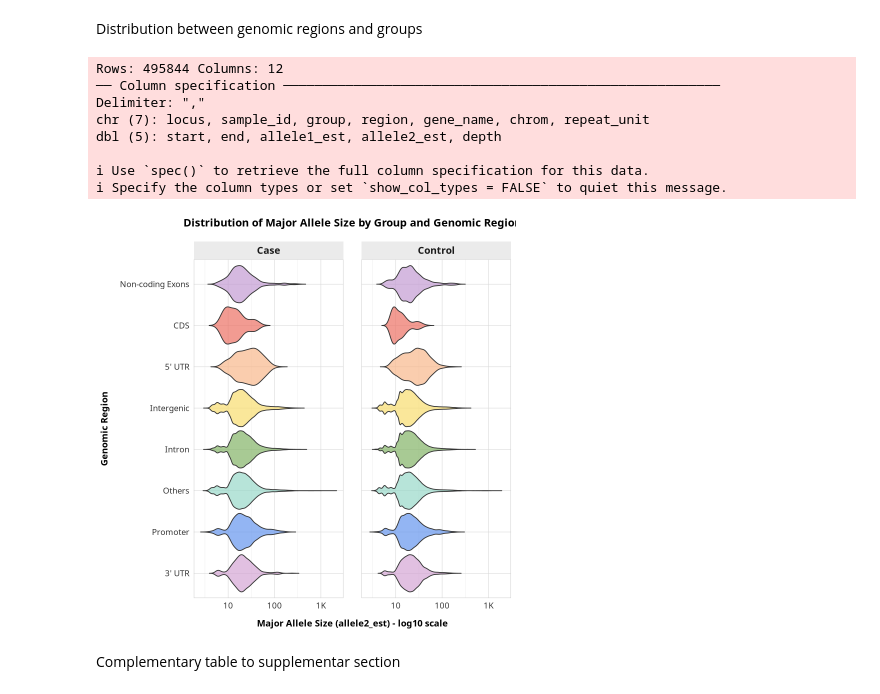
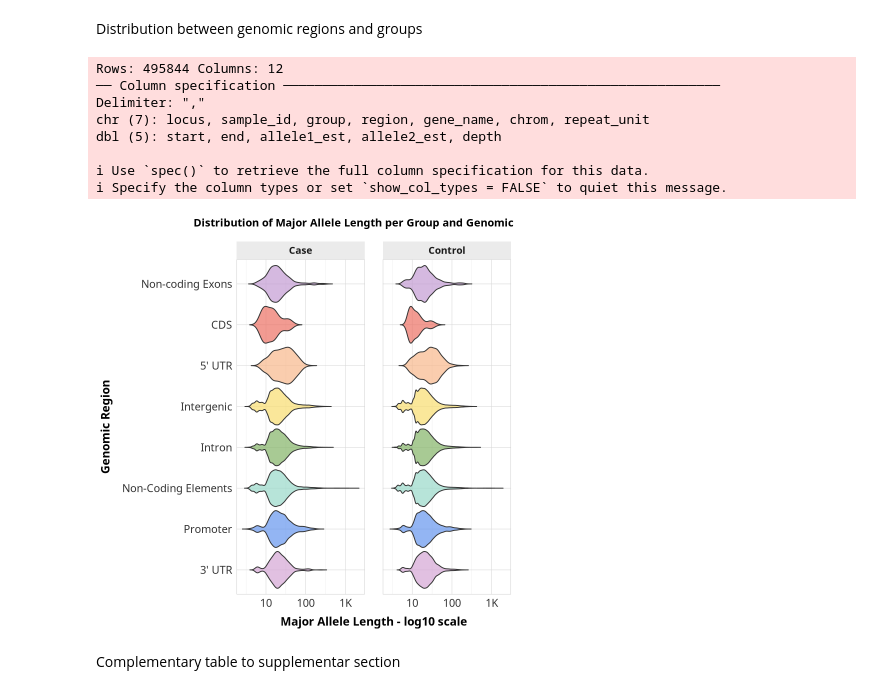
Before and after one commit to oncogensus/STRs_COVID_ExpAnalysis, a Jupyter notebook: 6_variants_analysis/6.2_desc_data_viz/desc_analysis/2_desc_analysis.ipynb, the cells around one changed output. Saved outputs shown, nothing was run; the diff lists cells and outputs as text; code cells hidden in the pictures.

```diff
--- a/6_variants_analysis/6.2_desc_data_viz/desc_analysis/2_desc_analysis.ipynb
+++ b/6_variants_analysis/6.2_desc_data_viz/desc_analysis/2_desc_analysis.ipynb
@@ -291,8 +291,8 @@ p <- ggplot(df_plot, aes(x = allele2_est, y = region, fill = region)) +
 
   # Labels in English
   labs(
-    title = "Distribution of Major Allele Size by Group and Genomic Region",
-    x = "Major Allele Size (allele2_est) - log10 scale",
+    title = "Distribution of Major Allele Length per Group and Genomic Region",
+    x = "Major Allele Length - log10 scale",
     y = "Genomic Region"
   ) +
 
@@ -300,7 +300,7 @@ p <- ggplot(df_plot, aes(x = allele2_est, y = region, fill = region)) +
   scale_y_discrete(labels = c(
     "three_prime_utr" = "3' UTR",
     "promoter" = "Promoter",
-    "others" = "Others",
+    "others" = "Non-Coding Elements",
     "intron" = "Intron",
     "intergenic" = "Intergenic",
     "five_prime_utr" = "5' UTR",
@@ -325,9 +325,9 @@ p <- ggplot(df_plot, aes(x = allele2_est, y = region, fill = region)) +
     strip.background = element_rect(fill = "grey92", color = NA),
 
     # Axes
-    axis.text = element_text(size = 10, color = "grey20"),
-    axis.text.y = element_text(size = 10),
-    axis.title = element_text(size = 11, face = "bold"),
+    axis.text = element_text(size = 13, color = "grey20"),
+    axis.text.y = element_text(size = 13),
+    axis.title = element_text(size = 14, face = "bold"),
     axis.title.x = element_text(margin = margin(t = 10)),
     axis.title.y = element_text(margin = margin(r = 10)),
 
@@ -336,34 +336,34 @@ p <- ggplot(df_plot, aes(x = allele2_est, y = region, fill = region)) +
                               margin = margin(b = 15)),
 
     # Background
     panel.background = element_rect(fill = "white", color = NA),
     plot.background = element_rect(fill = "white", color = NA),
 
     # Panel spacing and border
     panel.spacing = unit(1.5, "lines"),
     panel.border = element_rect(color = "grey80", fill = NA, linewidth = 0.5)
   )
 
 # Display the plot
 print(p)
 
 # Save the plot
 ggsave("results/violin_plot_allele_distribution_log.png",
        plot = p,
        width = 12,
        height = 7,
        dpi = 600,
        bg = "white")
 # %% [output]
 Rows: 495844 Columns: 12
 ── Column specification ────────────────────────────────────────────────────────
 Delimiter: ","
 chr (7): locus, sample_id, group, region, gene_name, chrom, repeat_unit
 dbl (5): start, end, allele1_est, allele2_est, depth
 
 ℹ Use `spec()` to retrieve the full column specification for this data.
 ℹ Specify the column types or set `show_col_types = FALSE` to quiet this message.
-[figure, old version]
+[figure, new version]
 # %% [markdown]
 Complementary table to supplementar section
 # %%
```
Also changed, not shown: parts of 3 cells of this notebook, 3 other files.
